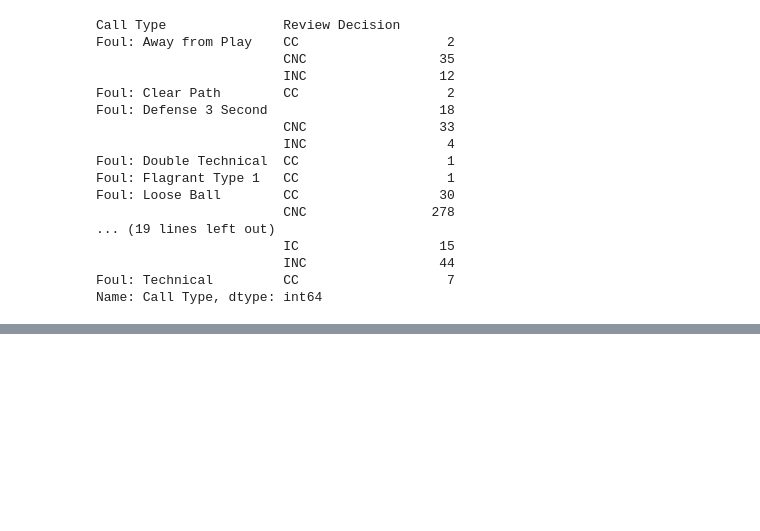
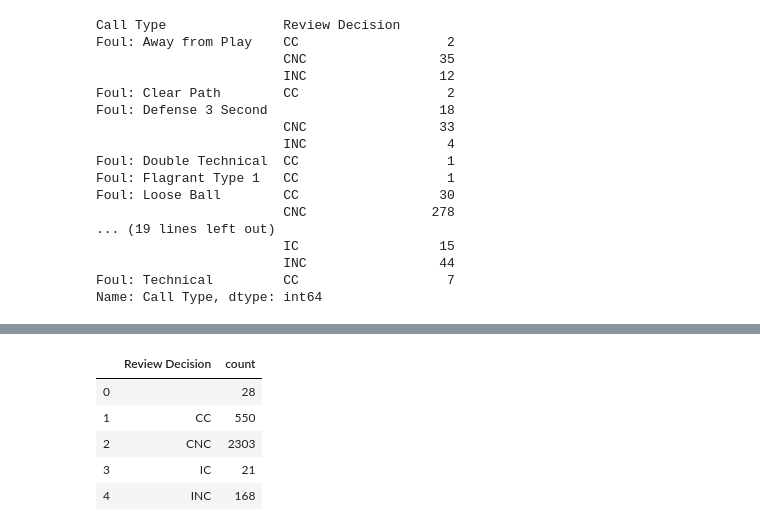
Before and after one commit to basketballrelativity/l2m, a Jupyter notebook: l2m.ipynb, the cells around one changed output, grey strips where cells are left out. Saved outputs shown, nothing was run; the diff lists cells and outputs as text; code cells hidden in the pictures; blank space fills up the shorter version.

```diff
--- a/l2m.ipynb
+++ b/l2m.ipynb
@@ -186,0 +202,10 @@ Name: Call Type, dtype: int64
+# %%
+type_df = pd.DataFrame(foul_df.groupby('Review Decision')['Review Decision'].aggregate(['count'])).reset_index()
+type_df
+# %% [output]
+|  | Review Decision | count |
+| 0 |  | 28 |
+| 1 | CC | 550 |
+| 2 | CNC | 2303 |
+| 3 | IC | 21 |
+| 4 | INC | 168 |
```
Also changed, not shown: parts of 16 cells of this notebook.
